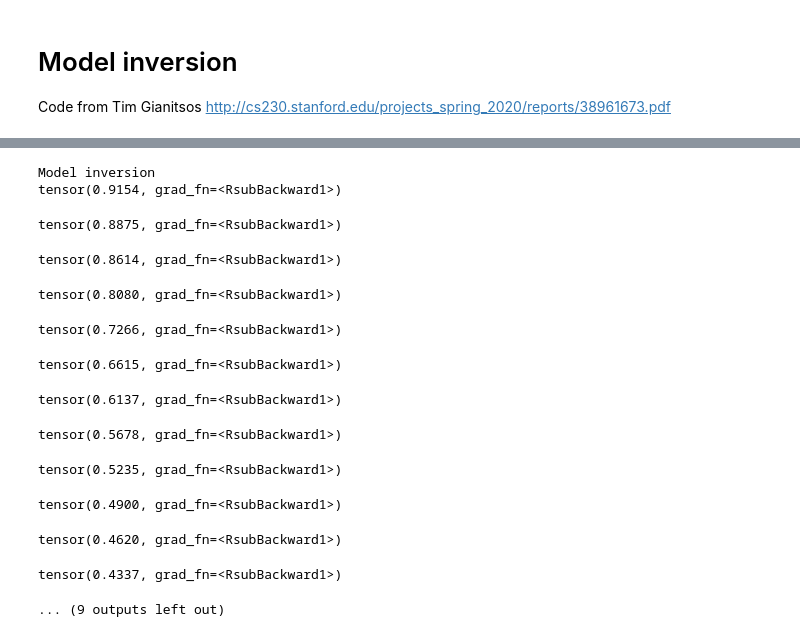
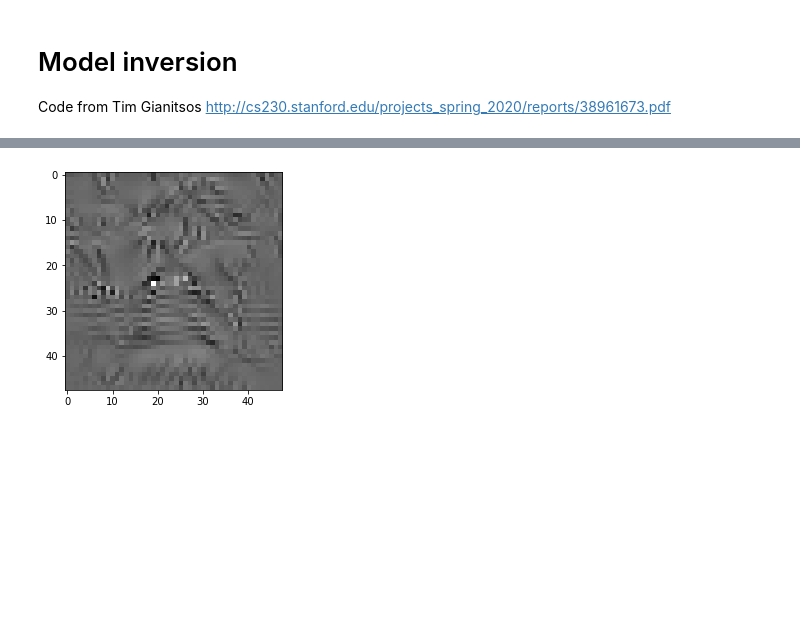
Before and after one commit to callanhoskins/emoji-gan, a Jupyter notebook: Conditional Self-Attention GAN/model_inversion.ipynb, the cells around one changed output, grey strips where cells are left out. Cells and saved outputs as stored; diff of their text form; code cells hidden in the pictures; blank space fills up the shorter version.

```diff
--- a/Conditional Self-Attention GAN/model_inversion.ipynb
+++ b/Conditional Self-Attention GAN/model_inversion.ipynb
@@ -234,18 +206,5 @@ tensor(0.0157, grad_fn=<RsubBackward1>)
 # %%
-model_invert(2, num_step, 0.01, model)
+model_invert(class_to_idx['cringe'], max_steps, 0.01, model)
 # %% [output]
-Model inversion
-tensor(0.9154, grad_fn=<RsubBackward1>)
-tensor(0.8875, grad_fn=<RsubBackward1>)
-tensor(0.8614, grad_fn=<RsubBackward1>)
-tensor(0.8080, grad_fn=<RsubBackward1>)
-tensor(0.7266, grad_fn=<RsubBackward1>)
-tensor(0.6615, grad_fn=<RsubBackward1>)
-tensor(0.6137, grad_fn=<RsubBackward1>)
-tensor(0.5678, grad_fn=<RsubBackward1>)
-tensor(0.5235, grad_fn=<RsubBackward1>)
-tensor(0.4900, grad_fn=<RsubBackward1>)
-tensor(0.4620, grad_fn=<RsubBackward1>)
-tensor(0.4337, grad_fn=<RsubBackward1>)
-... (9 outputs left out)
+[figure, added]
 # %%
```
Also changed, not shown: parts of 28 cells of this notebook.
